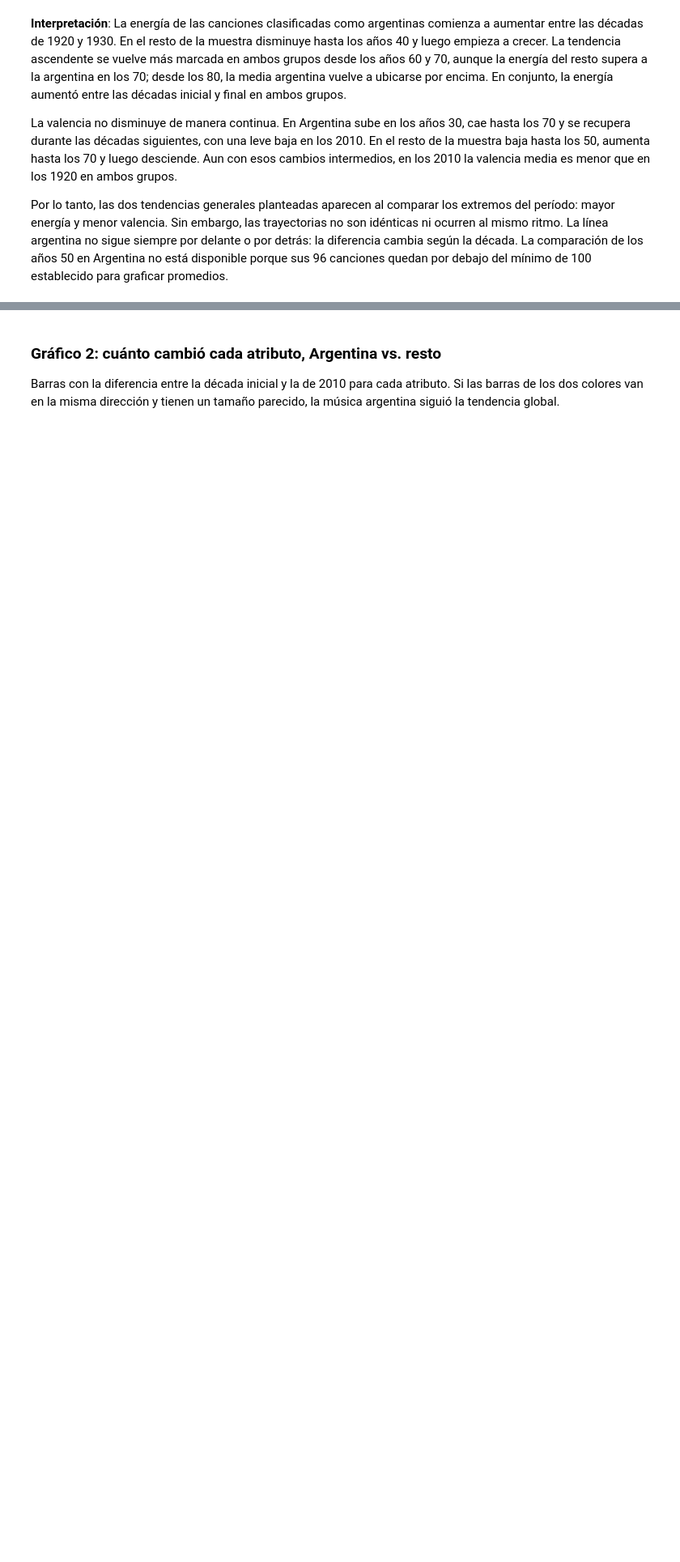
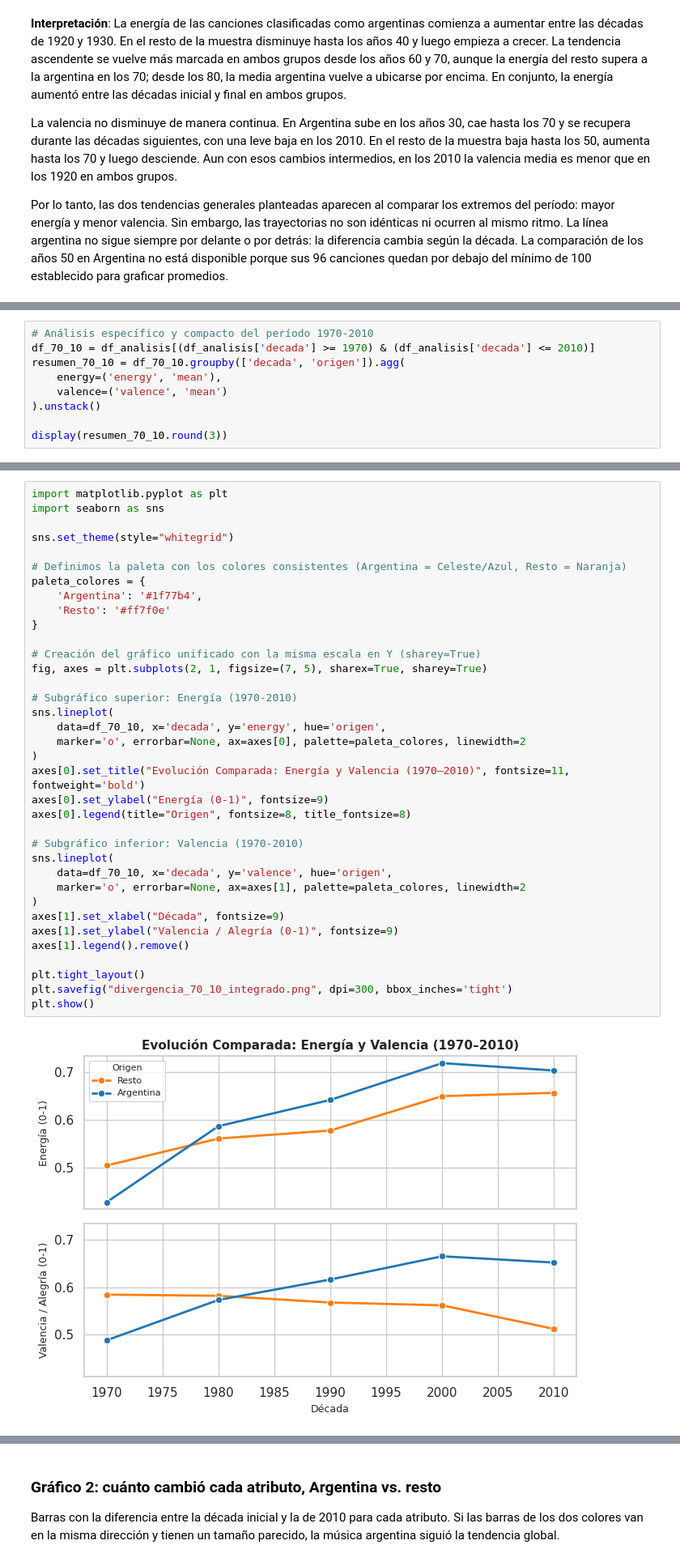
Before and after one commit to mauronohara1/TP_LABO, a Jupyter notebook: 02_exploracion_y_analisis_spotify_version2.ipynb, the cells around one changed output, grey strips where cells are left out. Shown at 81% size. Cells and saved outputs as stored; diff of their text form; blank space fills up the shorter version.

```diff
--- a/02_exploracion_y_analisis_spotify_version2.ipynb
+++ b/02_exploracion_y_analisis_spotify_version2.ipynb
@@ -539,0 +546,9 @@ Por lo tanto, las dos tendencias generales planteadas aparecen al comparar los e
+# %%
+# Análisis específico y compacto del período 1970-2010
+df_70_10 = df_analisis[(df_analisis['decada'] >= 1970) & (df_analisis['decada'] <= 2010)]
+resumen_70_10 = df_70_10.groupby(['decada', 'origen']).agg(
+    energy=('energy', 'mean'),
+    valence=('valence', 'mean')
+).unstack()
+
+display(resumen_70_10.round(3))
@@ -539,0 +564,38 @@ Por lo tanto, las dos tendencias generales planteadas aparecen al comparar los e
+# %%
+import matplotlib.pyplot as plt
+import seaborn as sns
+
+sns.set_theme(style="whitegrid")
+
+# Definimos la paleta con los colores consistentes (Argentina = Celeste/Azul, Resto = Naranja)
+paleta_colores = {
+    'Argentina': '#1f77b4',
+    'Resto': '#ff7f0e'
+}
+
+# Creación del gráfico unificado con la misma escala en Y (sharey=True)
+fig, axes = plt.subplots(2, 1, figsize=(7, 5), sharex=True, sharey=True)
+
+# Subgráfico superior: Energía (1970-2010)
+sns.lineplot(
+    data=df_70_10, x='decada', y='energy', hue='origen',
+    marker='o', errorbar=None, ax=axes[0], palette=paleta_colores, linewidth=2
+)
+axes[0].set_title("Evolución Comparada: Energía y Valencia (1970–2010)", fontsize=11, fontweight='bold')
+axes[0].set_ylabel("Energía (0-1)", fontsize=9)
+axes[0].legend(title="Origen", fontsize=8, title_fontsize=8)
+
+# Subgráfico inferior: Valencia (1970-2010)
+sns.lineplot(
+    data=df_70_10, x='decada', y='valence', hue='origen',
+    marker='o', errorbar=None, ax=axes[1], palette=paleta_colores, linewidth=2
+)
+axes[1].set_xlabel("Década", fontsize=9)
+axes[1].set_ylabel("Valencia / Alegría (0-1)", fontsize=9)
+axes[1].legend().remove()
+
+plt.tight_layout()
+plt.savefig("divergencia_70_10_integrado.png", dpi=300, bbox_inches='tight')
+plt.show()
+# %% [output]
+[figure, added]
```
Also changed, not shown: parts of 7 cells of this notebook.
